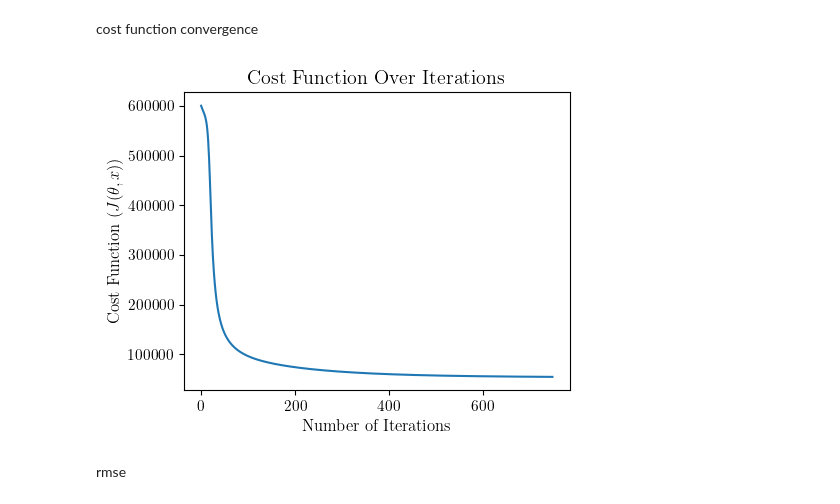
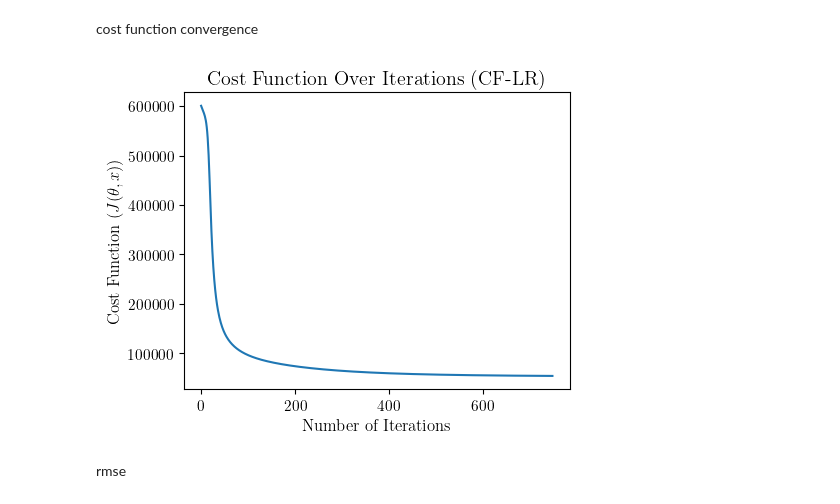
Before and after one commit to jepe06/Project2--Recommender-System, a Jupyter notebook: 03 model01.ipynb, the cells around one changed output. Drawn from its saved outputs; the diff is of its cells as text; code cells hidden in the pictures.

Commit message:
models finished

```diff
--- a/03 model01.ipynb
+++ b/03 model01.ipynb
@@ -338,14 +338,14 @@ p = X @ Theta.T
 cost function convergence
 # %%
 plt.plot(jhist)
-plt.title("Cost Function Over Iterations")
+plt.title("Cost Function Over Iterations (CF-LR)")
 plt.xlabel("Number of Iterations")
 plt.ylabel(r"Cost Function ($J(\theta , x)$)")
 plt.tight_layout()
-#plt.savefig("assets/model01_cost_function.png")
+plt.savefig("assets/model01_cost_function.png")
 plt.show()
 # %% [output]
-[figure, old version]
+[figure, new version]
 # %% [markdown]
 rmse
 # %%
```
Also changed, not shown: parts of 5 cells of this notebook, 14 other files.
